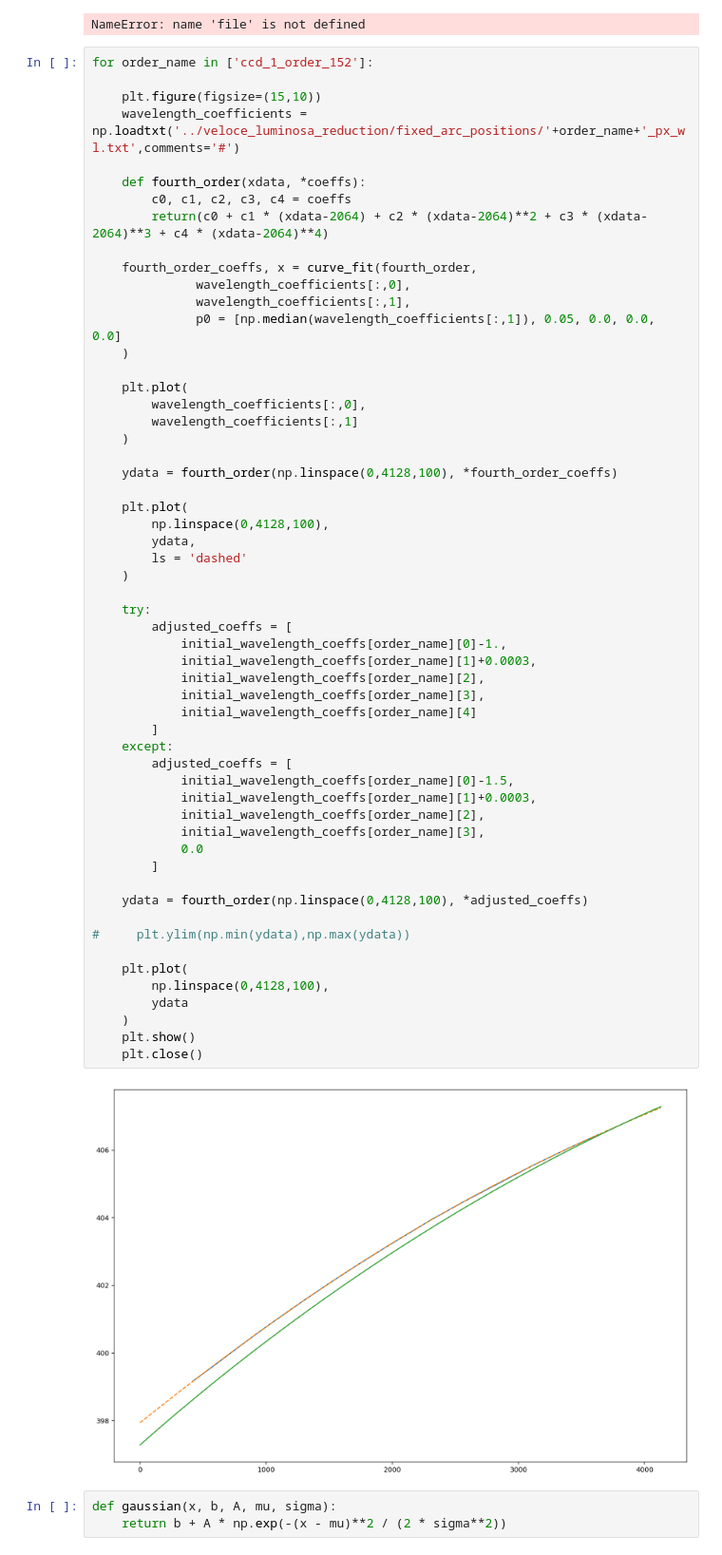
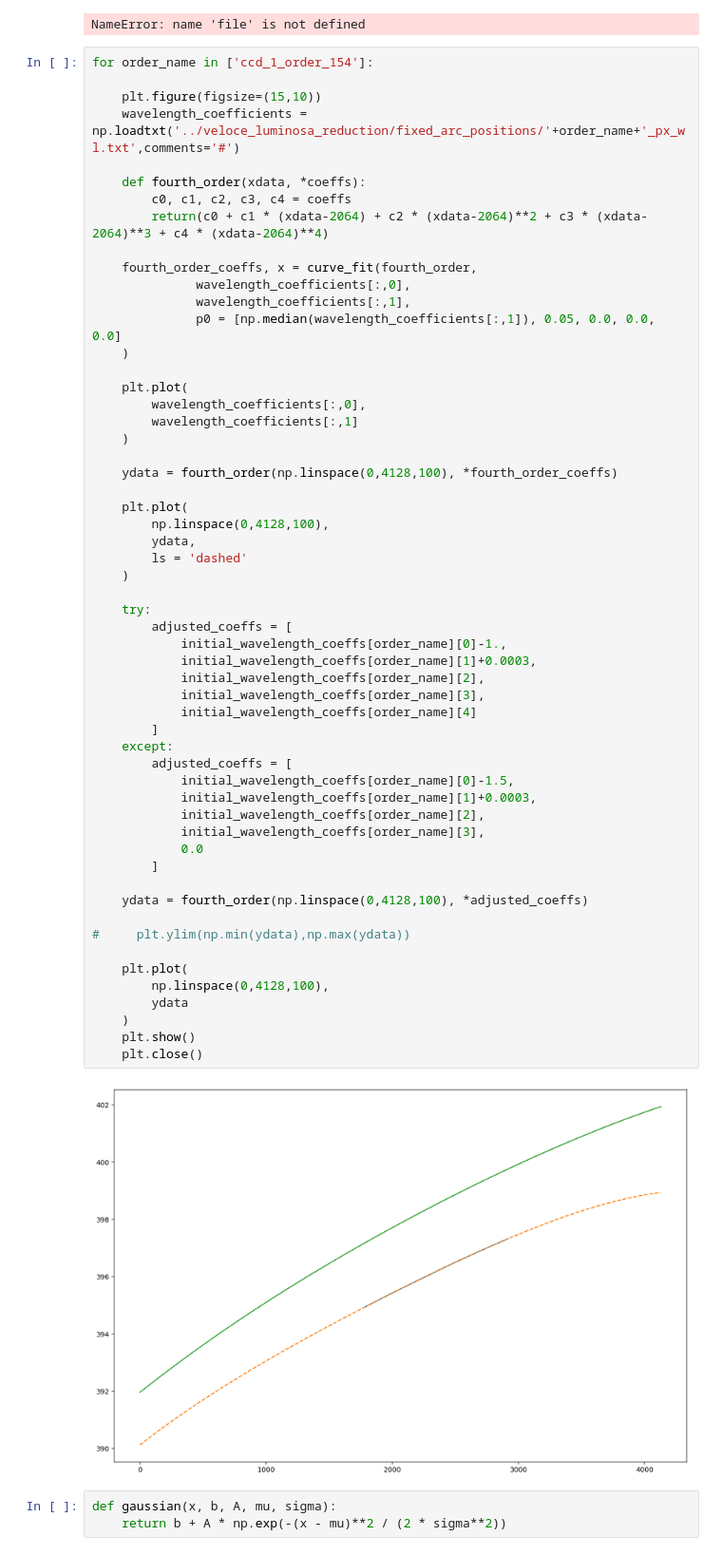
Before and after one commit to svenbuder/velocereduction, a Jupyter notebook: scripts/veloce_luminosa_wavelength_calibration.ipynb, the cells around one changed output. Shown at 95% size. Drawn from its saved outputs; the diff is of its cells as text.

Commit message:
ccd 1 order 154 mine, 155 image

```diff
--- a/scripts/veloce_luminosa_wavelength_calibration.ipynb
+++ b/scripts/veloce_luminosa_wavelength_calibration.ipynb
@@ -256,7 +256,7 @@ for order in range(1,len(file)):
 # %% [output]
 NameError: name 'file' is not defined
 # %%
-for order_name in ['ccd_1_order_152']:
+for order_name in ['ccd_1_order_154']:
 
     plt.figure(figsize=(15,10))
     wavelength_coefficients = np.loadtxt('../veloce_luminosa_reduction/fixed_arc_positions/'+order_name+'_px_wl.txt',comments='#')
@@ -285,34 +285,34 @@ for order_name in ['ccd_1_order_152']:
     )
 
     try:
         adjusted_coeffs = [
             initial_wavelength_coeffs[order_name][0]-1.,
             initial_wavelength_coeffs[order_name][1]+0.0003,
             initial_wavelength_coeffs[order_name][2],
             initial_wavelength_coeffs[order_name][3],
             initial_wavelength_coeffs[order_name][4]
         ]
     except:
         adjusted_coeffs = [
             initial_wavelength_coeffs[order_name][0]-1.5,
             initial_wavelength_coeffs[order_name][1]+0.0003,
             initial_wavelength_coeffs[order_name][2],
             initial_wavelength_coeffs[order_name][3],
             0.0
         ]
 
     ydata = fourth_order(np.linspace(0,4128,100), *adjusted_coeffs)
 
 #     plt.ylim(np.min(ydata),np.max(ydata))
 
     plt.plot(
         np.linspace(0,4128,100),
         ydata
     )
     plt.show()
     plt.close()
 # %% [output]
-[figure, old version]
+[figure, new version]
 # %%
 def gaussian(x, b, A, mu, sigma):
     return b + A * np.exp(-(x - mu)**2 / (2 * sigma**2))
```
Also changed, not shown: 1 other file.
